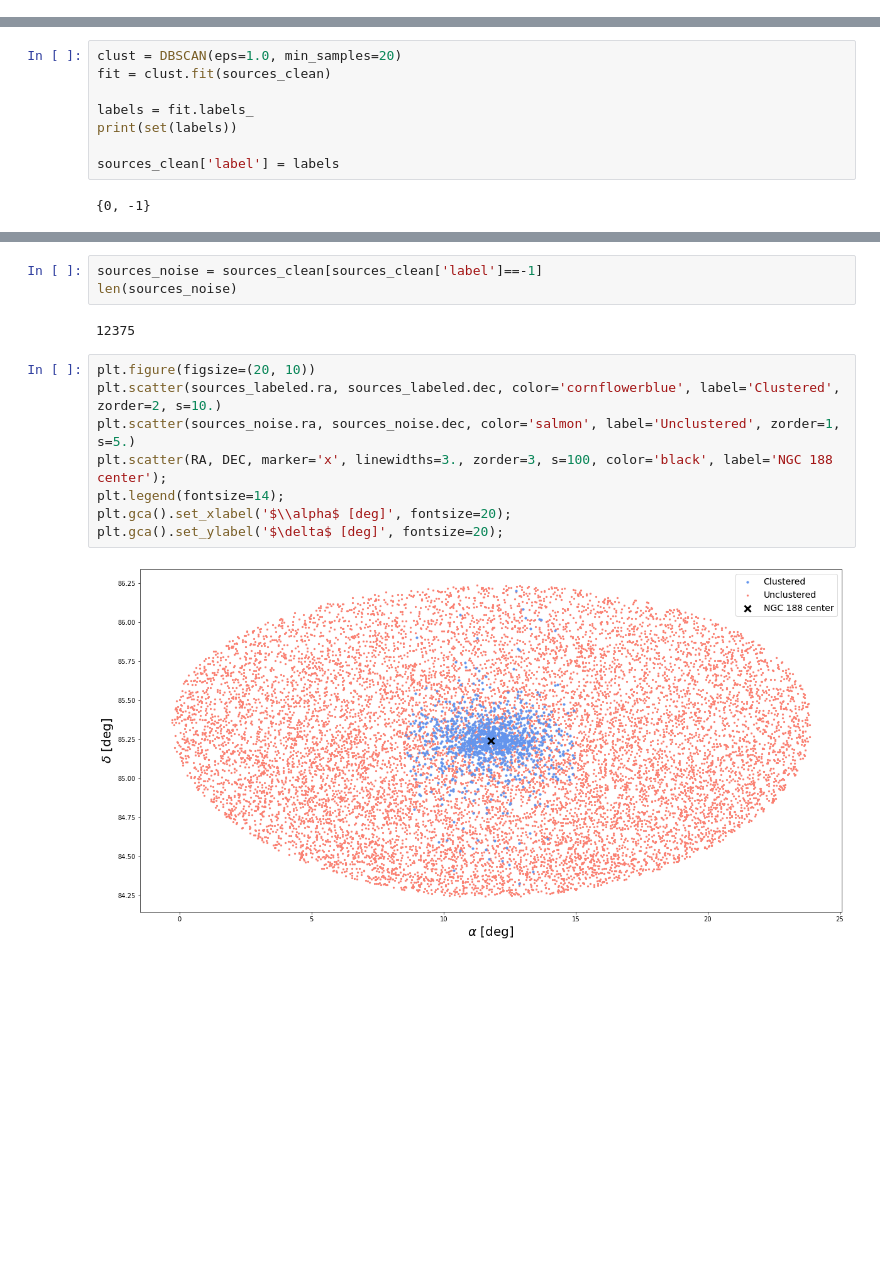
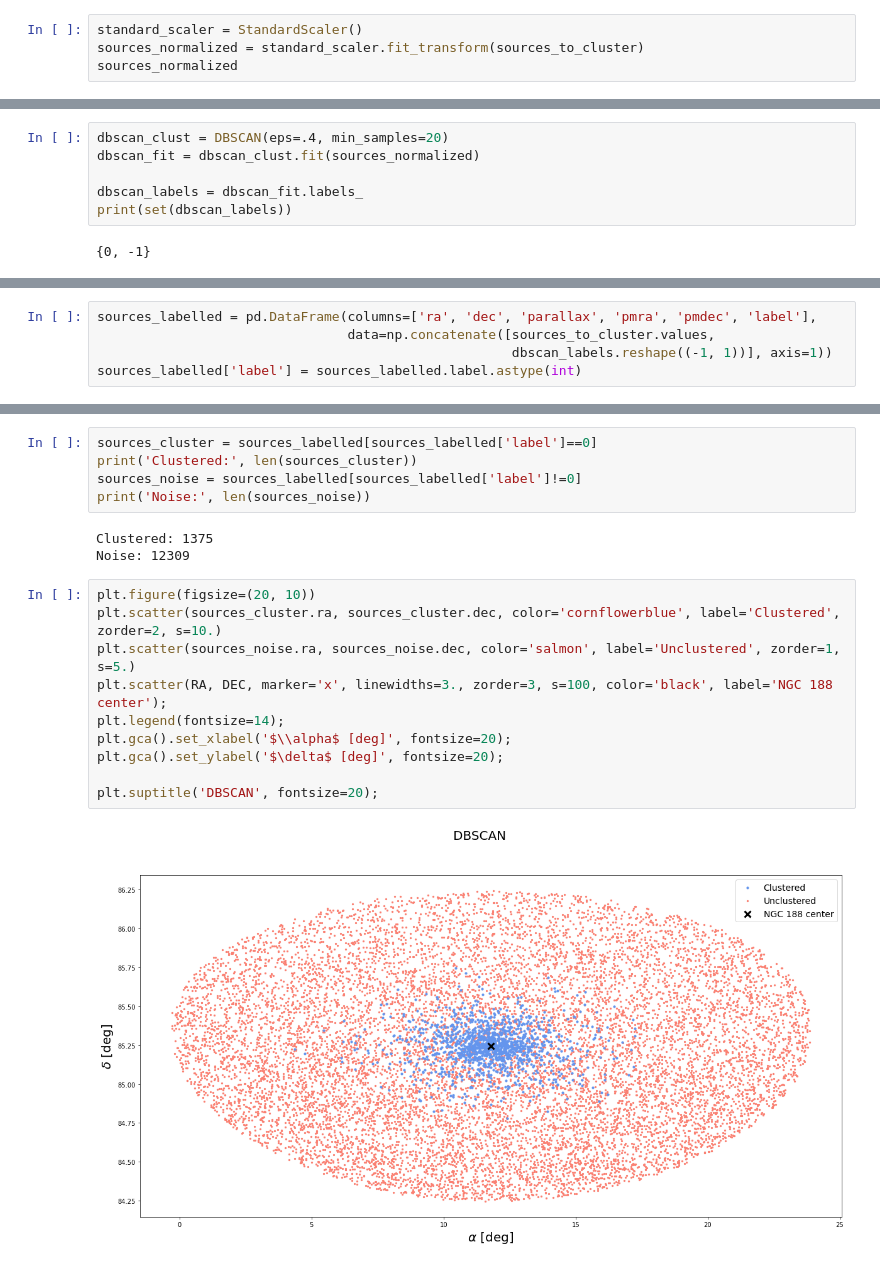
Before and after one commit to maja-jablonska/blue-stragglers-with-gaia, a Jupyter notebook: ngc_188_clustering.ipynb, the cells around one changed output, grey strips where cells are left out. Drawn from its saved outputs; the diff is of its cells as text; blank space fills up the shorter version.

Commit message:
Normalize clustering and add Simbad fetching

```diff
--- a/ngc_188_clustering.ipynb
+++ b/ngc_188_clustering.ipynb
@@ -35,0 +76,4 @@ sky_coords: List[SkyCoord] = SkyCoord(ra=sources_clean['ra'].values,
+# %%
+standard_scaler = StandardScaler()
+sources_normalized = standard_scaler.fit_transform(sources_to_cluster)
+sources_normalized
@@ -56,10 +114,8 @@ sources_clean.head()
 # %%
-clust = DBSCAN(eps=1.0, min_samples=20)
-fit = clust.fit(sources_clean)
+dbscan_clust = DBSCAN(eps=.4, min_samples=20)
+dbscan_fit = dbscan_clust.fit(sources_normalized)
 
-labels = fit.labels_
-print(set(labels))
-
-sources_clean['label'] = labels
+dbscan_labels = dbscan_fit.labels_
+print(set(dbscan_labels))
 # %% [output]
 {0, -1}
@@ -91,0 +122,5 @@ len(sources_labeled)
+# %%
+sources_labelled = pd.DataFrame(columns=['ra', 'dec', 'parallax', 'pmra', 'pmdec', 'label'],
+                                data=np.concatenate([sources_to_cluster.values,
+                                                     dbscan_labels.reshape((-1, 1))], axis=1))
+sources_labelled['label'] = sources_labelled.label.astype(int)
@@ -92,15 +136,20 @@ len(sources_labeled)
 # %%
-sources_noise = sources_clean[sources_clean['label']==-1]
-len(sources_noise)
+sources_cluster = sources_labelled[sources_labelled['label']==0]
+print('Clustered:', len(sources_cluster))
+sources_noise = sources_labelled[sources_labelled['label']!=0]
+print('Noise:', len(sources_noise))
 # %% [output]
-12375
+Clustered: 1375
+Noise: 12309
 # %%
 plt.figure(figsize=(20, 10))
-plt.scatter(sources_labeled.ra, sources_labeled.dec, color='cornflowerblue', label='Clustered', zorder=2, s=10.)
+plt.scatter(sources_cluster.ra, sources_cluster.dec, color='cornflowerblue', label='Clustered', zorder=2, s=10.)
 plt.scatter(sources_noise.ra, sources_noise.dec, color='salmon', label='Unclustered', zorder=1, s=5.)
 plt.scatter(RA, DEC, marker='x', linewidths=3., zorder=3, s=100, color='black', label='NGC 188 center');
 plt.legend(fontsize=14);
 plt.gca().set_xlabel('$\\alpha$ [deg]', fontsize=20);
 plt.gca().set_ylabel('$\delta$ [deg]', fontsize=20);
+
+plt.suptitle('DBSCAN', fontsize=20);
 # %% [output]
-[figure, old version]
+[figure, new version]
```
Also changed, not shown: parts of 33 cells of this notebook, 4 other files.
